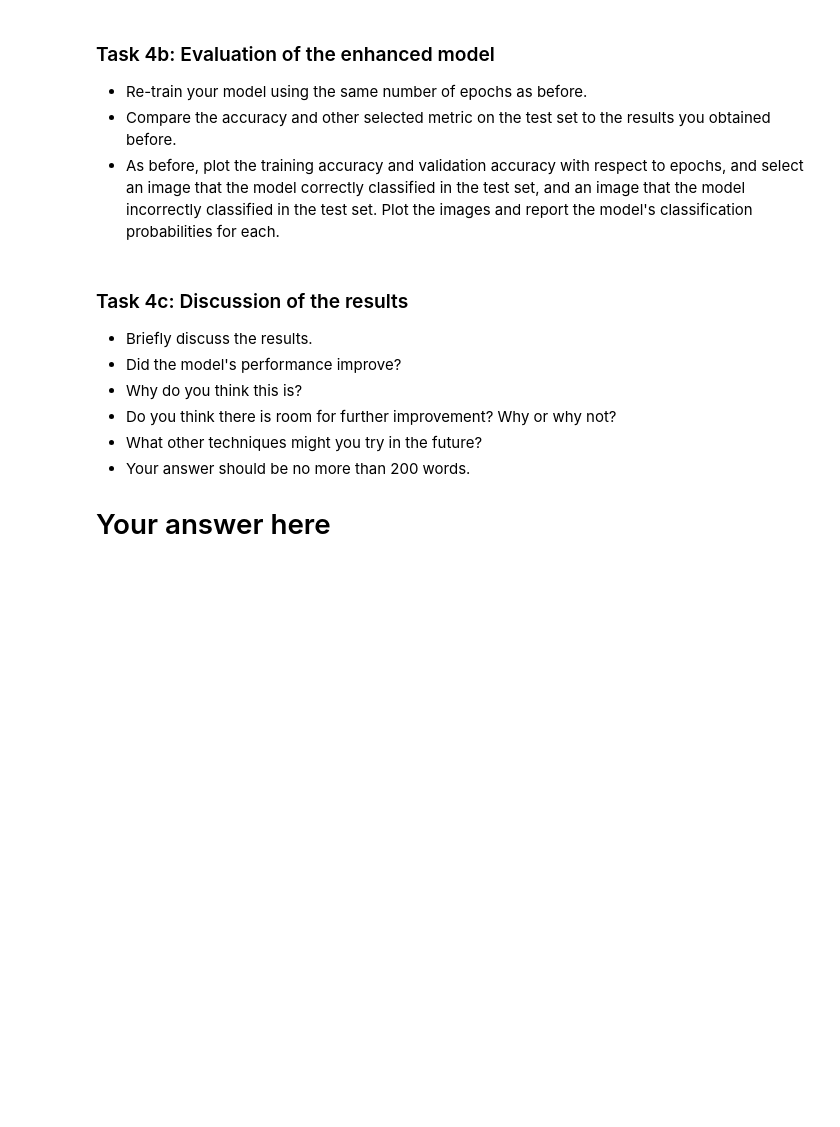
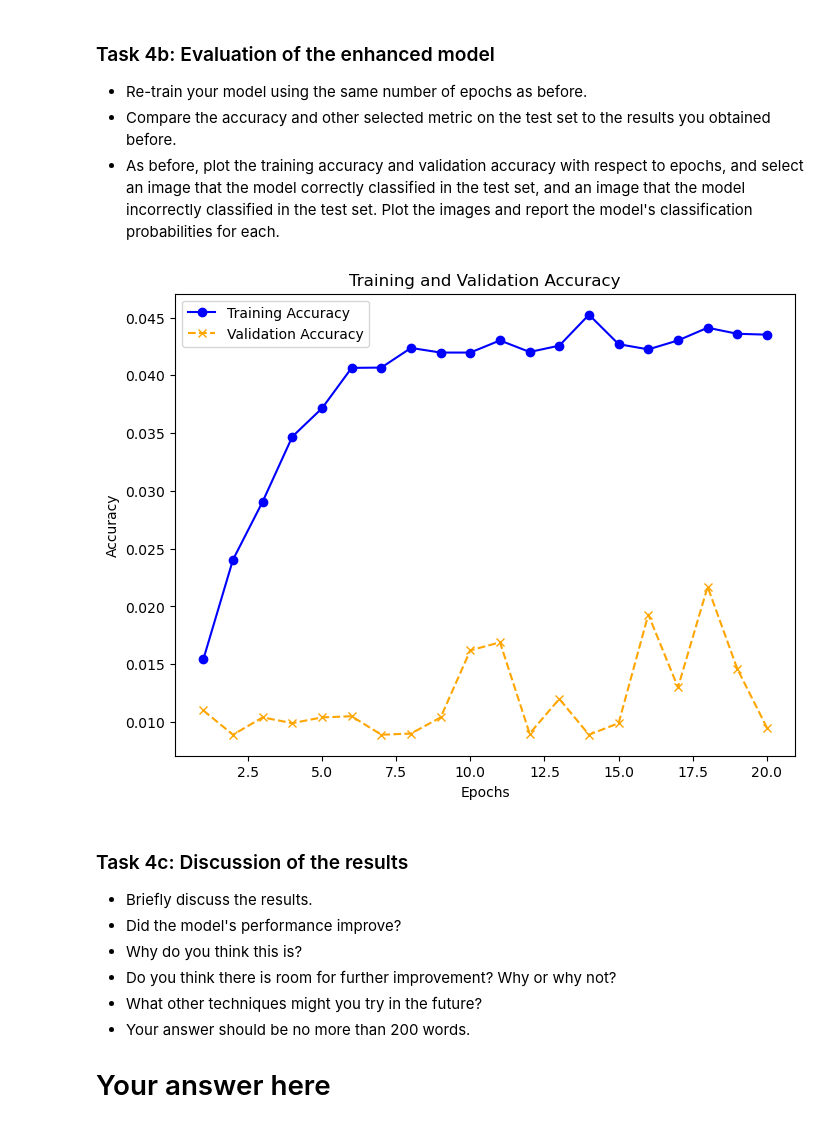
Before and after one commit to jtfb/deep_learning, a Jupyter notebook: 02_activities/assignments/assignment_1.ipynb, the cells around one changed output. Saved outputs shown, nothing was run; the diff lists cells and outputs as text; code cells hidden in the pictures; blank space fills up the shorter version.

```diff
--- a/02_activities/assignments/assignment_1.ipynb
+++ b/02_activities/assignments/assignment_1.ipynb
@@ -200,6 +495,29 @@ from keras import optimizers
 - As before, plot the training accuracy and validation accuracy with respect to epochs, and select an image that the model correctly classified in the test set, and an image that the model incorrectly classified in the test set. Plot the images and report the model's classification probabilities for each.
 # %%
 # Your code here
+
+# Extract the accuracy values from the training history
+train_accuracy = history.history['accuracy']
+val_accuracy = history.history['val_accuracy']
+
+# Extract the number of epochs
+epochs = range(1, len(train_accuracy) + 1)
+
+# Plot the training and validation accuracy
+plt.figure(figsize=(8, 6))
+plt.plot(epochs, train_accuracy, label='Training Accuracy', color='blue', linestyle='-', marker='o')
+plt.plot(epochs, val_accuracy, label='Validation Accuracy', color='orange', linestyle='--', marker='x')
+
+# Add labels and title
+plt.xlabel('Epochs')
+plt.ylabel('Accuracy')
+plt.title('Training and Validation Accuracy')
+plt.legend()
+
+# Show the plot
+plt.show()
+# %% [output]
+[figure, added]
 # %% [markdown]
 ### Task 4c: Discussion of the results
 
```
Also changed, not shown: parts of 11 cells of this notebook.
